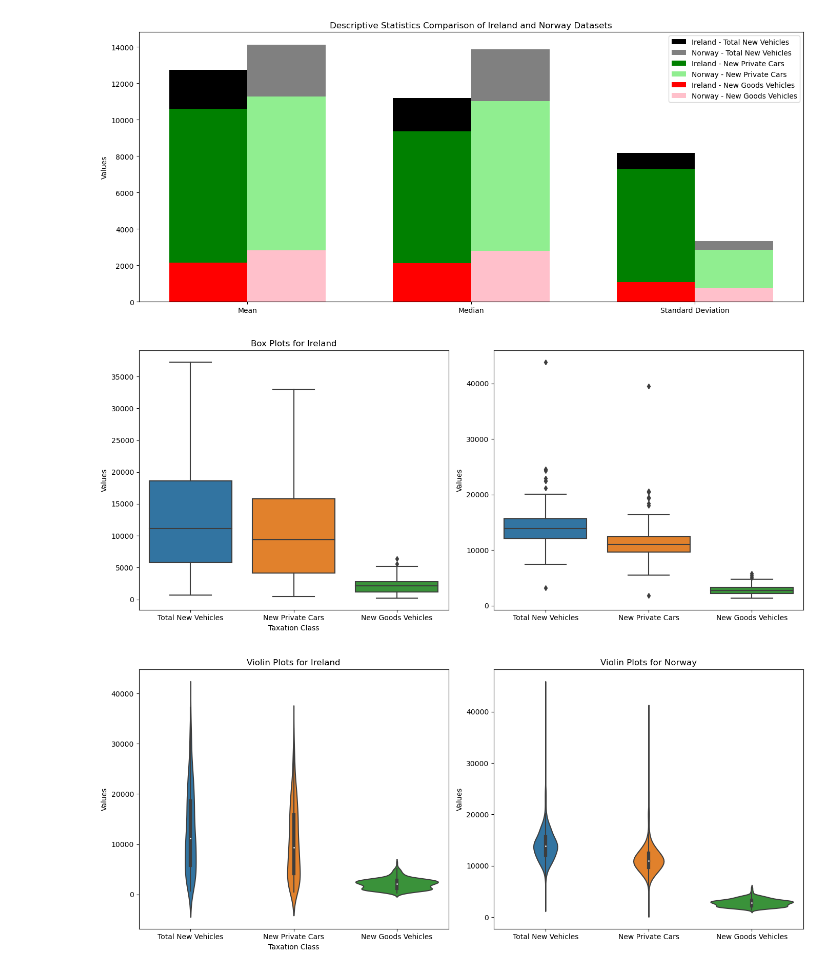
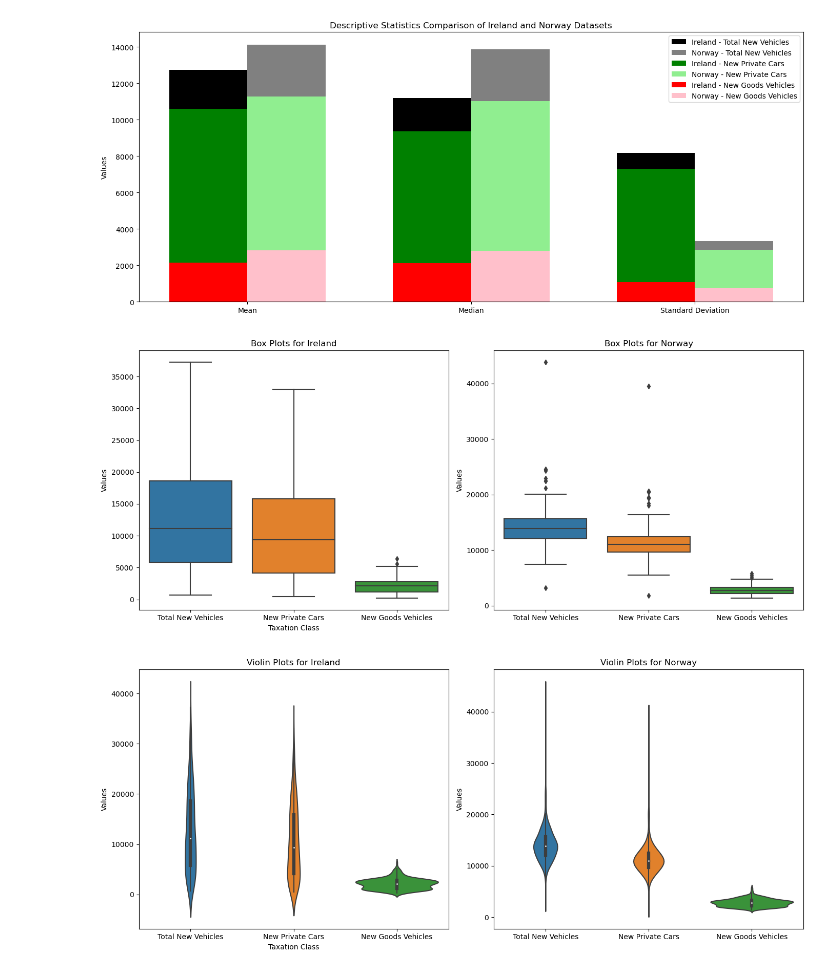
Before and after one commit to Ahmet-C-C/Car-Registration-Comparison-Between-Ireland-and-Norway, a Jupyter notebook: Msc CA02.ipynb, the cells around one changed output. Saved outputs shown, nothing was run; the diff lists cells and outputs as text; code cells hidden in the pictures.

```diff
--- a/Msc CA02.ipynb
+++ b/Msc CA02.ipynb
@@ -321,21 +321,21 @@ plt.show()
 # %%
 import seaborn as sns
 plt.figure(figsize=(14, 6))
 
 plt.subplot(1, 2, 1)
 sns.boxplot(data=dfir[['Total New Vehicles', 'New Private Cars', 'New Goods Vehicles']])
 plt.title('Box Plots for Ireland')
 plt.ylabel('Values')
 
 plt.subplot(1, 2, 2)
 sns.boxplot(data=dfnor[['Total New Vehicles', 'New Private Cars', 'New Goods Vehicles']])
-# plt.title('Box Plots for Norway')
+plt.title('Box Plots for Norway')
 plt.ylabel('Values')
 
 plt.tight_layout()
 plt.show()
 # %% [output]
-[figure, old version]
+[figure, new version]
 # %%
 plt.figure(figsize=(14, 6))
 
```
Also changed, not shown: parts of 11 cells of this notebook.
